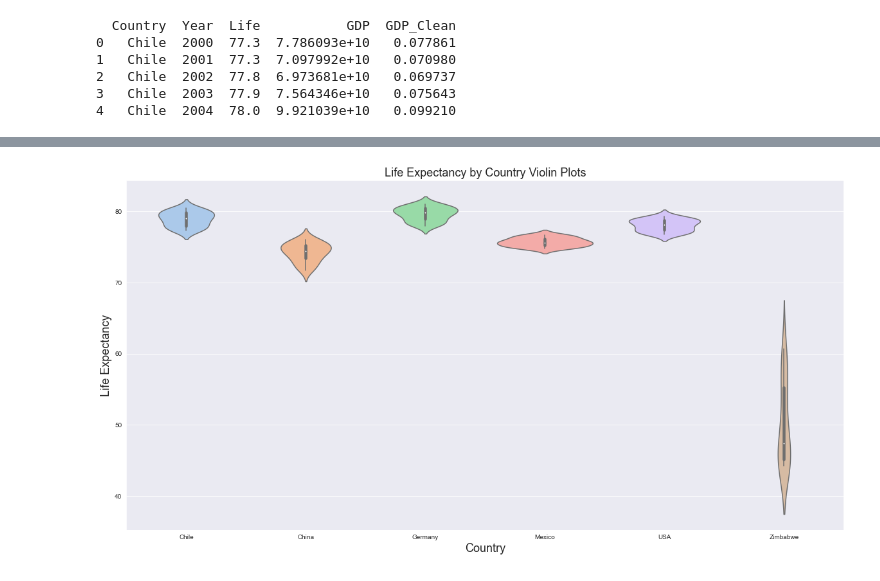
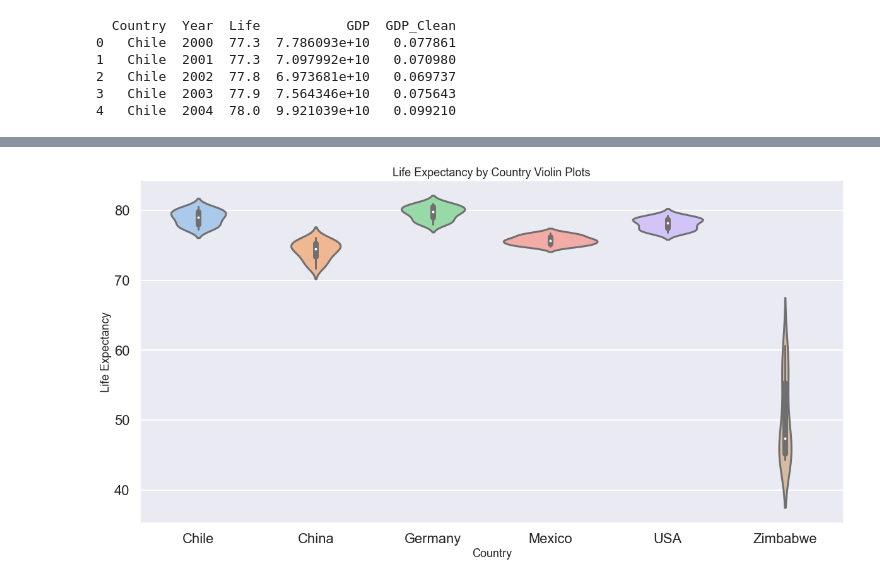
Before and after one commit to spang047/Life_expectancy, a Jupyter notebook: life_expectancy_gdp.ipynb, the cells around one changed output, grey strips where cells are left out. Saved outputs shown, nothing was run; the diff lists cells and outputs as text; code cells hidden in the pictures.

```diff
--- a/life_expectancy_gdp.ipynb
+++ b/life_expectancy_gdp.ipynb
@@ -120,17 +172,17 @@ plt.savefig('gdp_and_life_scatter.png')
 # %%
 # Create a violin plot of life expectancy
 plt.figure(figsize=(20,10))
 sns.set_style('darkgrid')
 sns.set_palette('pastel')
-sns.set_context(font_scale = 20)
+sns.set_context('poster')
 sns.violinplot(data=df, x='Country', y='Life')
 plt.ylabel('Life Expectancy', fontsize = 18)
 plt.xlabel('Country', fontsize = 18)
 plt.title('Life Expectancy by Country Violin Plots', fontsize = 18)
 
 plt.savefig('life_violin.png')
 # %% [output]
-[figure, old version]
+[figure, new version]
 # %%
 # Create a violin plot of GDP
 plt.figure(figsize=(10,5))
```
Also changed, not shown: parts of 4 cells of this notebook, 4 other files.
